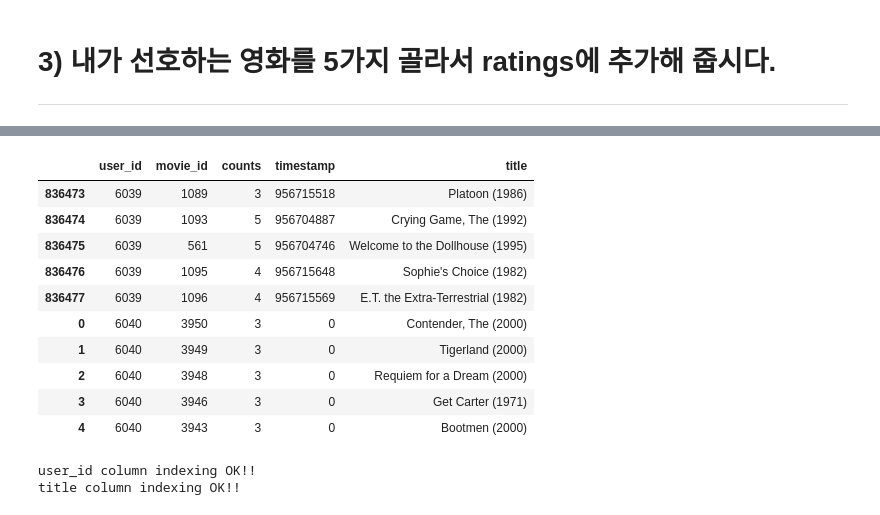
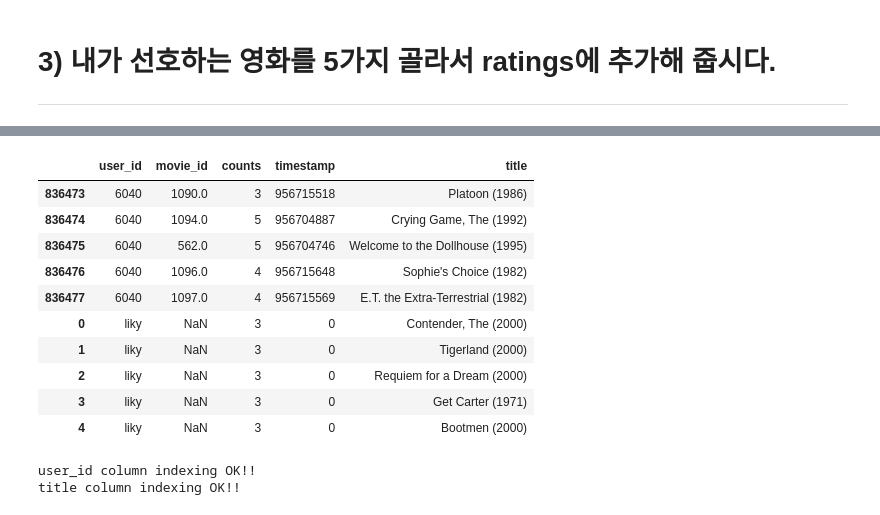
Before and after one commit to thinkover2022/aiffel_exp, a Jupyter notebook: 13/[exp-13]movielens.ipynb, the cells around one changed output, grey strips where cells are left out. Cells and saved outputs as stored; diff of their text form; code cells hidden in the pictures.

```diff
--- a/13/[exp-13]movielens.ipynb
+++ b/13/[exp-13]movielens.ipynb
@@ -97,11 +82,3 @@ movies.head()
 - ratings에 있는 유니크한 영화 개수<br>
 - ratings에 있는 유니크한 사용자 수<br>
 - 가장 인기 있는 영화 30개(인기순)<br>
-# %%
-# 나중에 csr matrix할때 index가 shape[0]크기를 벗어나는 오류때문에 0부터 시작하도록 미리 변경함
-ratings['user_id']=ratings['user_id']-1
-# %%
-ratings['movie_id']=ratings['movie_id']-1
-# %%
-# 나중에 csr matrix할때 index가 shape[0]크기를 벗어나는 오류때문에 0부터 시작하도록 미리 변경함
-movies['movie_id']=movies['movie_id']-1
@@ -108,3 +103,5 @@ movies['movie_id']=movies['movie_id']-1
+# %%
+ratings['user_id'] = ratings['user_id'].astype(str)
 # %%
 # ratings에 있는 유니크한 영화개수
 ratings['movie_id'].nunique()
@@ -202,28 +146,27 @@ Name: user_id, Length: 836478, dtype: int64
 # %%
 # 본인이 좋아하시는 아티스트 데이터로 바꿔서 추가하셔도 됩니다! 단, 이름은 꼭 데이터셋에 있는 것과 동일하게 맞춰주세요.
 my_favorite_movie = ['Contender, The (2000)' , 'Tigerland (2000)' ,'Requiem for a Dream (2000)' ,'Get Carter (1971)' ,'Bootmen (2000)']
-my_favorite_movie_id=[3950,3949,3948,3946,3943]
 
 # 저의 'id'는 6039 의 다음 6040 로 하겠습니다.
 # id=6040 가 favorite_movie 를 보고 추천을 3으로 주었다고 가정하겠습니다.
-my_rate_list = pd.DataFrame({'user_id': [6040]*5, 'movie_id': my_favorite_movie_id, 'counts':[3]*5, 'timestamp':0,'title':my_favorite_movie})
+my_rate_list = pd.DataFrame({'user_id': ['liky']*5, 'counts':[3]*5, 'timestamp':0,'title':my_favorite_movie})
 
-if not ratings.isin({'user_id':[6040]})['user_id'].any():  # user_id에 6041 이라는 데이터가 없다면
+if not ratings.isin({'user_id':['liky']})['user_id'].any():  # user_id에 6041 이라는 데이터가 없다면
     ratings = ratings.append(my_rate_list)                 # 위에 임의로 만든 my_rate_list 데이터를 추가해 줍니다.
 
 ratings.tail(10)
 # %% [output]
 |  | user_id | movie_id | counts | timestamp | title |
-| 836473 | 6039 | 1089 | 3 | 956715518 | Platoon (1986) |
-| 836474 | 6039 | 1093 | 5 | 956704887 | Crying Game, The (1992) |
-| 836475 | 6039 | 561 | 5 | 956704746 | Welcome to the Dollhouse (1995) |
-| 836476 | 6039 | 1095 | 4 | 956715648 | Sophie's Choice (1982) |
-| 836477 | 6039 | 1096 | 4 | 956715569 | E.T. the Extra-Terrestrial (1982) |
-| 0 | 6040 | 3950 | 3 | 0 | Contender, The (2000) |
-| 1 | 6040 | 3949 | 3 | 0 | Tigerland (2000) |
-| 2 | 6040 | 3948 | 3 | 0 | Requiem for a Dream (2000) |
-| 3 | 6040 | 3946 | 3 | 0 | Get Carter (1971) |
-| 4 | 6040 | 3943 | 3 | 0 | Bootmen (2000) |
+| 836473 | 6040 | 1090.0 | 3 | 956715518 | Platoon (1986) |
+| 836474 | 6040 | 1094.0 | 5 | 956704887 | Crying Game, The (1992) |
+| 836475 | 6040 | 562.0 | 5 | 956704746 | Welcome to the Dollhouse (1995) |
+| 836476 | 6040 | 1096.0 | 4 | 956715648 | Sophie's Choice (1982) |
+| 836477 | 6040 | 1097.0 | 4 | 956715569 | E.T. the Extra-Terrestrial (1982) |
+| 0 | liky | NaN | 3 | 0 | Contender, The (2000) |
+| 1 | liky | NaN | 3 | 0 | Tigerland (2000) |
+| 2 | liky | NaN | 3 | 0 | Requiem for a Dream (2000) |
+| 3 | liky | NaN | 3 | 0 | Get Carter (1971) |
+| 4 | liky | NaN | 3 | 0 | Bootmen (2000) |
 # %%
 user_id = ratings['user_id'].unique()
 movie_id = ratings['title'].unique()
```
Also changed, not shown: parts of 19 cells of this notebook.
